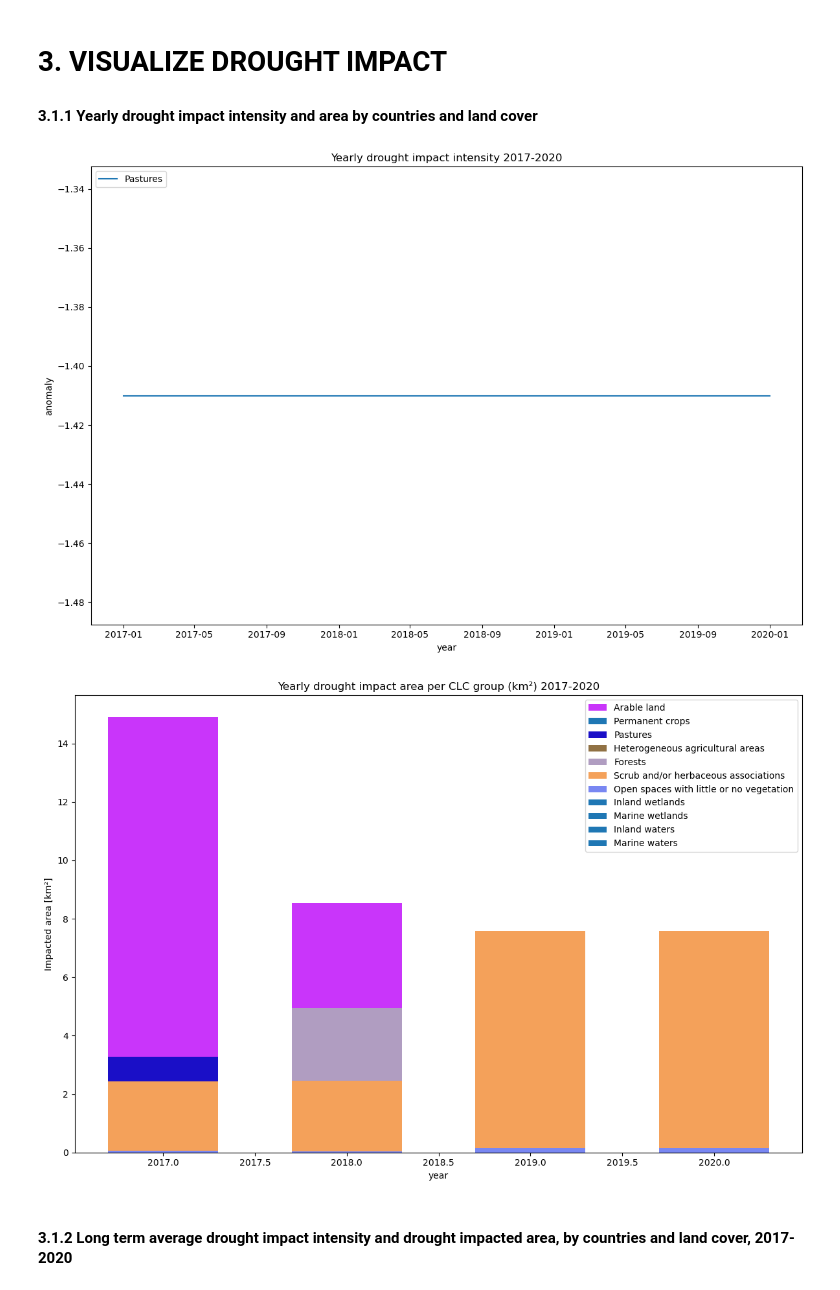
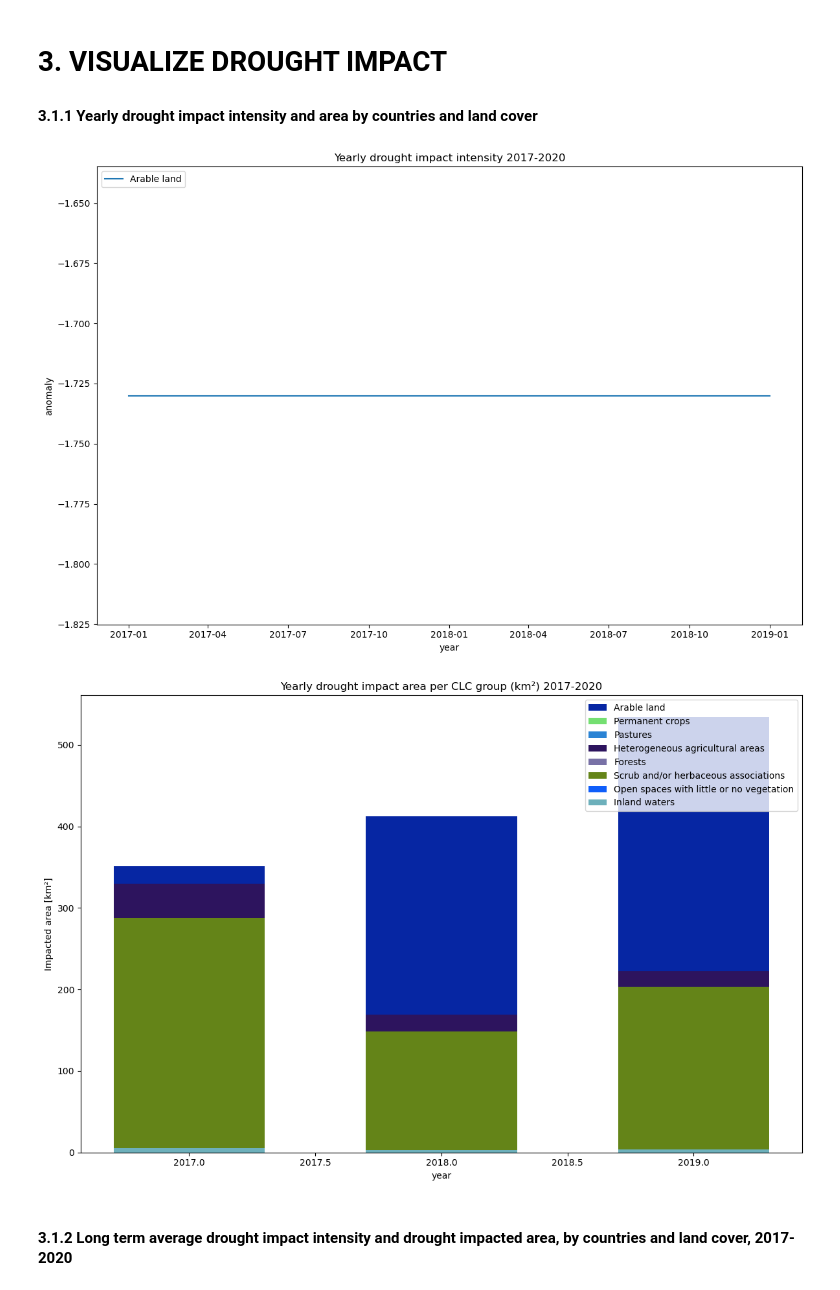
Before and after one commit to VITObelgium/HR-VPP-High-Resolution-Vegetation-Phenology-and-Productivity, a Jupyter notebook: scripts/usecases/notebooks/HR-VPP_drought_usecase.ipynb, the cells around one changed output. Saved outputs shown, nothing was run; the diff lists cells and outputs as text; code cells hidden in the pictures.

```diff
--- a/scripts/usecases/notebooks/HR-VPP_drought_usecase.ipynb
+++ b/scripts/usecases/notebooks/HR-VPP_drought_usecase.ipynb
@@ -1393,11 +1433,11 @@ def find_by_key(data, target):
         elif isinstance(value, dict) and target == key:
             result.extend(store_values_nested_dict(value))
         elif key == target:
-            result.extend(value)
+            result.extend([value])
     return result
 
 
-def calc_stats_years_CLC_ecosystem(df, CLC_extract, var_stats, var_output, stats = 'mean'):
+def calc_stats_years_CLC_groups(df, CLC_extract, var_stats, var_output, stats = 'mean'):
     df_CLC_select = df.loc[df.CLC_class.isin(CLC_extract)]
     years = list(df_CLC_select.year.unique())
     lst_prod_years = []
@@ -1421,16 +1461,31 @@ def calc_stats_years_CLC_ecosystem(df, CLC_extract, var_stats, var_output, stats
 
 
 
-def plot_yearly_impact_intensity(df, dict_CLC_level_structure, clc_plot, plot_level = 2):
+def plot_yearly_impact_intensity(df, dict_CLC_level_structure, clc_plot):
     fig, ax = plt.subplots(figsize=(12,8))
 
 
     CLC_values = find_by_key(dict_CLC_level_structure, clc_plot)
-    df_min_prod_years = calc_stats_years_CLC_ecosystem(df, CLC_values, 'TPROD_anomaly', 'Min_TPROD_anomaly', stats = 'min')
+    df_min_prod_years = calc_stats_years_CLC_groups(df, CLC_values, 'TPROD_anomaly', 'Min_TPROD_anomaly', stats = 'min')
     ax.plot(df_min_prod_years.index.values,  df_min_prod_years.Min_TPROD_anomaly.values, label = clc_plot)
     ax.legend(loc = 'upper left')
     ax.set_title('Yearly drought impact intensity 2017-2020')
     ax.set_xlabel('year')
+    ax.set_ylabel('anomaly')
+    plt.tight_layout()
+    plt.show()
+
+
+def plot_PPI_anomaly_TS(df, dict_CLC_level_structure, clc_plot):
+    fig, ax = plt.subplots(figsize=(12,8))
+    CLC_values = find_by_key(dict_CLC_level_structure, clc_plot)
+    df_filtered = df.loc[df.CLC_class.isin(CLC_values)]
+    df_filtered_avg = df_filtered.groupby(level = 0).mean() #take average over the same dates
+
+    ax.plot(pd.to_datetime(df_filtered_avg.index.values),  df_filtered_avg.PPI_anomaly.values, label = 'PPI_anomaly')
+    ax.legend(loc = 'upper left')
+    ax.set_title('PPI anomaly timeseries for {}'.format(clc_plot))
+    ax.set_xlabel('date')
     ax.set_ylabel('anomaly')
     plt.tight_layout()
     plt.show()
@@ -1440,13 +1495,15 @@ def plot_impact_area(df, dict_keys_levels, dict_CLC_level_structure, clc_plot =
 
     if clc_plot == 'all':
         keys_focus = dict_keys_levels.get('level_{}'.format(str(plot_level)))
-        color = [ '#' + str(hex(random.randint(0,16777215)))[2:]
-                     for i in range(len(keys_focus))] #define list of color
+        color =  ["#"+''.join([random.choice('0123456789ABCDEF') for j in range(6)])
+             for i in range(len(keys_focus))]
 
         for key_plot in keys_focus:
             CLC_values = find_by_key(dict_CLC_level_structure, key_plot)
             if multi_yrs:
-                df_area_drought = calc_stats_years_CLC_ecosystem(df, CLC_values, 'Area_km²','Drought_impact_area', stats = 'sum')
+                df_area_drought = calc_stats_years_CLC_groups(df, CLC_values, 'Area_km²','Drought_impact_area', stats = 'sum')
+                if df_area_drought.empty:
+                    continue
                 ax.bar(pd.to_datetime(df_area_drought.index).year, df_area_drought.Drought_impact_area, width = 0.6, color = color[keys_focus.index(key_plot)], label = key_plot)
                 ax.legend(loc = 'upper right')
 
@@ -1457,8 +1514,8 @@ def plot_impact_area(df, dict_keys_levels, dict_CLC_level_structure, clc_plot =
 
 
             if not multi_yrs:
-                color = [ '#' + str(hex(random.randint(0,16777215)))[2:]
-                     for i in range(len(dict_area_drought_grouped.keys()))] #define list of colors
+                color =  ["#"+''.join([random.choice('0123456789ABCDEF') for j in range(6)])
+                             for i in range(len(keys_focus))]
 
                 ax.bar(dict_area_drought_grouped.keys(), dict_area_drought_grouped.values(), width = 0.6, color = color)
                 ax.set_title('Long-term average drought impact area per CLC group (km²) 2017-2020')
@@ -1484,9 +1542,9 @@ df_stats_VPP_drought = pd.read_csv(os.path.join(output_folder_csv.absolute().as_
 # %%
-plot_yearly_impact_intensity(df_stats_VPP_drought, dict_CLC_level_structure,'Pastures')
-plot_impact_area(df_stats_VPP_drought, dict_CLC_keys_levels, dict_CLC_level_structure)
+plot_yearly_impact_intensity(df_stats_VPP_drought, dict_CLC_level_structure,'Arable land')
+plot_impact_area(df_stats_VPP_drought, dict_CLC_keys_levels, dict_CLC_level_structure, plot_level = 2)
 # %% [output]
-[figure, old version]
+[figure, new version]
-[figure, old version]
+[figure, new version]
 # %% [markdown]
 #### 3.1.2 Long term average drought impact intensity and drought impacted area, by countries and land cover, 2017-2020 <a id='3.1.2'></a>
 # %%
```
Also changed, not shown: parts of 36 cells of this notebook.
